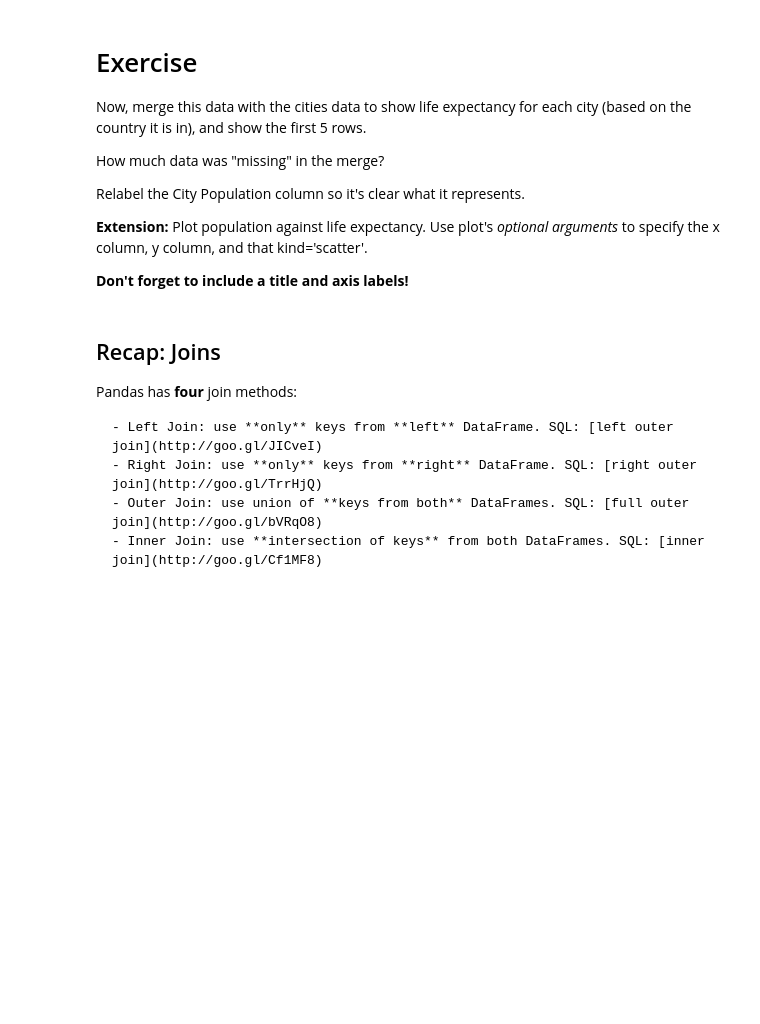
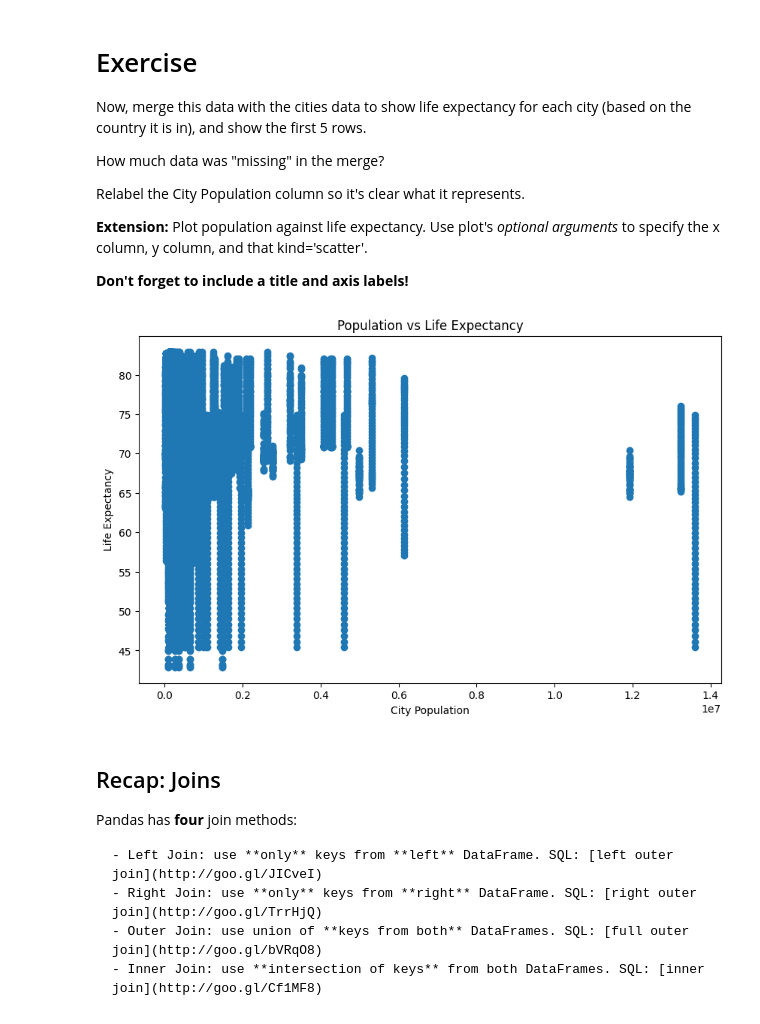
Before and after one commit to zixinsun2004/QM2, a Jupyter notebook: notebooks/W06. Merging and Joining.ipynb, the cells around one changed output. Drawn from its saved outputs; the diff is of its cells as text; code cells hidden in the pictures; blank space fills up the shorter version.

```diff
--- a/notebooks/W06. Merging and Joining.ipynb
+++ b/notebooks/W06. Merging and Joining.ipynb
@@ -367,3 +398,8 @@ You'll notice that the index **won't** be the column you want to merge on in the
 The syntax for merging on a **column** (which is not the index) is to pass the column name to the optional 'left_on=' or 'right_on=' arguments. And we don't use right_index=True (or left_index=True), depending on which we're using.
 
 So for example: **df1.merge(df2, left_on='Name', right_index=True)** would join df1 (on the left) to df2 (on the right), using the column 'Name' on the left (df1) and the index column (whatever that is) on the right (df2).
+# %%
+city_c = pd.read_csv('./data/wk5/UN_Cities_1214_country.csv', encoding='ISO-8859-1')
+city_c = city_c.set_index('City')
+cities = city_pop.merge(city_c, left_on='City', right_index=True)
+cities
@@ -412,3 +475,9 @@ In a new cell, clean up the above dataframe by
 
 - removing the "Value Footnotes" Column
 - use only the most recent data (2012)
+# %%
+data_path = "./data/wk5/UN_Life_all.csv"
+life = pd.read_csv(data_path, index_col=0)
+life = life.drop(columns=['Value Footnotes'])
+life_2012 = life[life['Year'] == 2012]
+life_2012
@@ -431,6 +523,20 @@ Relabel the City Population column so it's clear what it represents.
 **Extension:** Plot population against life expectancy. Use plot's *optional arguments* to specify the x column, y column, and that kind='scatter'.
 
 **Don't forget to include a title and axis labels!**
+# %%
+life.rename(columns={'Value': 'Life Expectancy'}, inplace=True)
+cities.rename(columns={'Value': 'City Population'}, inplace=True)
+merged_data = cities.merge(life, left_on=['Country or Area'], right_on=['Country or Area'])
+merged_data.head()
+
+plt.figure(figsize=(10, 6))
+plt.scatter(merged_data['City Population'], merged_data['Life Expectancy'])
+plt.title('Population vs Life Expectancy')
+plt.xlabel('City Population')
+plt.ylabel('Life Expectancy')
+plt.show()
+# %% [output]
+[figure, added]
 # %% [markdown]
 ## Recap: Joins
 
```
Also changed, not shown: parts of 29 cells of this notebook.
